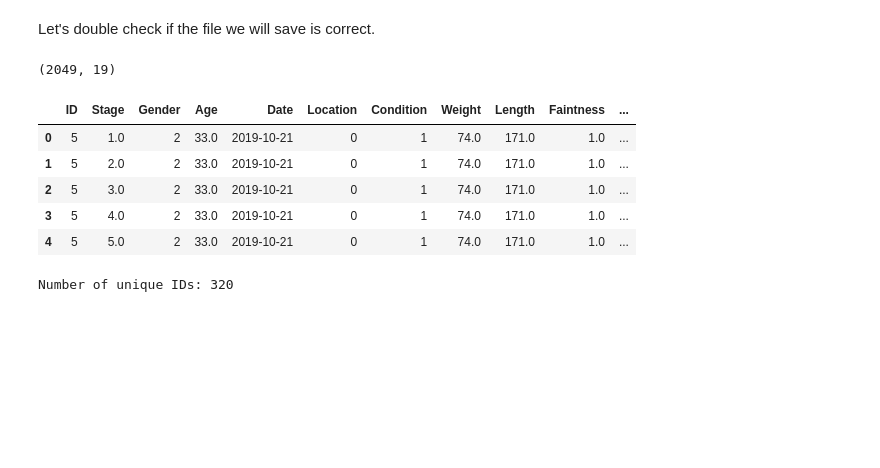
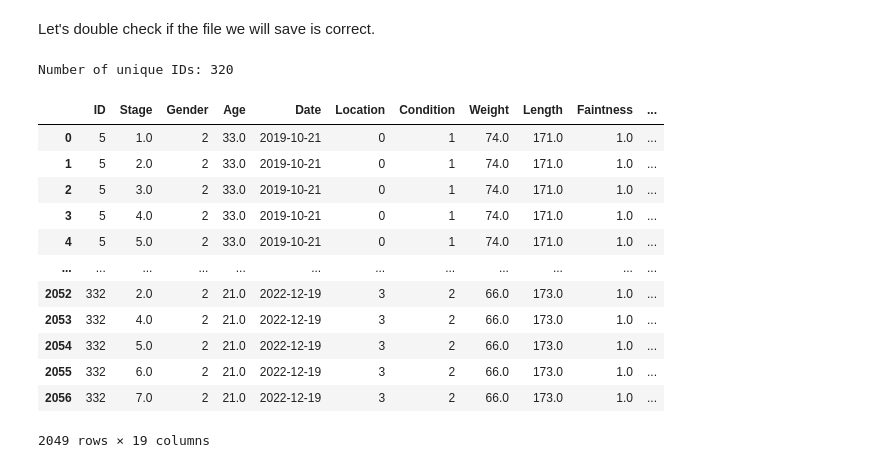
Before and after one commit to DionneSpaltman/predicting_VVR, a Jupyter notebook: processing/donor_info/cleaning_donorinfo.ipynb, the cells around one changed output. Cells and saved outputs as stored; diff of their text form; code cells hidden in the pictures; blank space fills up the shorter version.

```diff
--- a/processing/donor_info/cleaning_donorinfo.ipynb
+++ b/processing/donor_info/cleaning_donorinfo.ipynb
@@ -73,4 +116,8 @@ columns_to_drop = ['FEAR_sum', 'VVR_sum_tp', 'VVR_psych_tp', 'VVR_phys_tp', 'ERQ
                        'Weaknessn', 'Lightheadednessn', 'Fearn', 'Tensionn', 'Stressn', 'Nervousnessn', 'na.rm']
 
 # Drop the columns
-donor_info.drop(columns=columns_to_drop, inplace=True)
+raw_donor_info.drop(columns=columns_to_drop, inplace=True)
+
+# Get list of the new columns
+columns = list(raw_donor_info.columns)
+print(columns)
@@ -82,5 +126,6 @@ print(columns)
 # %% [markdown]
 # Renaming columns
 # %%
-donor_info.rename(columns={'Datum': 'Date'}, inplace=True)
-donor_info.rename(columns={'Time_point': 'Stage'}, inplace=True)
+raw_donor_info.rename(columns={'Datum': 'Date'}, inplace=True)
+raw_donor_info.rename(columns={'Time_point': 'Stage'}, inplace=True)
+raw_donor_info['Date'] = pd.to_datetime(raw_donor_info['Date'])
@@ -108,20 +138,24 @@ donor_info = donor_info[donor_info['ID'].isin(ids_to_keep)]
 # Saving the cleaned file
 # %% [markdown]
 Let's double check if the file we will save is correct.
-# %%
-print(donor_info.shape)
-display(donor_info.head(5))
-# %% [output]
-(2049, 19)
-|  | ID | Stage | Gender | Age | Date | Location | Condition | Weight | Length | Faintness | ... |
-| 0 | 5 | 1.0 | 2 | 33.0 | 2019-10-21 | 0 | 1 | 74.0 | 171.0 | 1.0 | ... |
-| 1 | 5 | 2.0 | 2 | 33.0 | 2019-10-21 | 0 | 1 | 74.0 | 171.0 | 1.0 | ... |
-| 2 | 5 | 3.0 | 2 | 33.0 | 2019-10-21 | 0 | 1 | 74.0 | 171.0 | 1.0 | ... |
-| 3 | 5 | 4.0 | 2 | 33.0 | 2019-10-21 | 0 | 1 | 74.0 | 171.0 | 1.0 | ... |
-| 4 | 5 | 5.0 | 2 | 33.0 | 2019-10-21 | 0 | 1 | 74.0 | 171.0 | 1.0 | ... |
 # %%
-unique_id_count = donor_info['ID'].nunique()
+unique_id_count = raw_donor_info['ID'].nunique()
 print("Number of unique IDs:", unique_id_count)
+
+display(raw_donor_info)
 # %% [output]
 Number of unique IDs: 320
+|  | ID | Stage | Gender | Age | Date | Location | Condition | Weight | Length | Faintness | ... |
+| 0 | 5 | 1.0 | 2 | 33.0 | 2019-10-21 | 0 | 1 | 74.0 | 171.0 | 1.0 | ... |
+| 1 | 5 | 2.0 | 2 | 33.0 | 2019-10-21 | 0 | 1 | 74.0 | 171.0 | 1.0 | ... |
+| 2 | 5 | 3.0 | 2 | 33.0 | 2019-10-21 | 0 | 1 | 74.0 | 171.0 | 1.0 | ... |
+| 3 | 5 | 4.0 | 2 | 33.0 | 2019-10-21 | 0 | 1 | 74.0 | 171.0 | 1.0 | ... |
+| 4 | 5 | 5.0 | 2 | 33.0 | 2019-10-21 | 0 | 1 | 74.0 | 171.0 | 1.0 | ... |
+| ... | ... | ... | ... | ... | ... | ... | ... | ... | ... | ... | ... |
+| 2052 | 332 | 2.0 | 2 | 21.0 | 2022-12-19 | 3 | 2 | 66.0 | 173.0 | 1.0 | ... |
+| 2053 | 332 | 4.0 | 2 | 21.0 | 2022-12-19 | 3 | 2 | 66.0 | 173.0 | 1.0 | ... |
+| 2054 | 332 | 5.0 | 2 | 21.0 | 2022-12-19 | 3 | 2 | 66.0 | 173.0 | 1.0 | ... |
+| 2055 | 332 | 6.0 | 2 | 21.0 | 2022-12-19 | 3 | 2 | 66.0 | 173.0 | 1.0 | ... |
+| 2056 | 332 | 7.0 | 2 | 21.0 | 2022-12-19 | 3 | 2 | 66.0 | 173.0 | 1.0 | ... |
+2049 rows × 19 columns
 # %%
```
Also changed, not shown: parts of 18 cells of this notebook.
